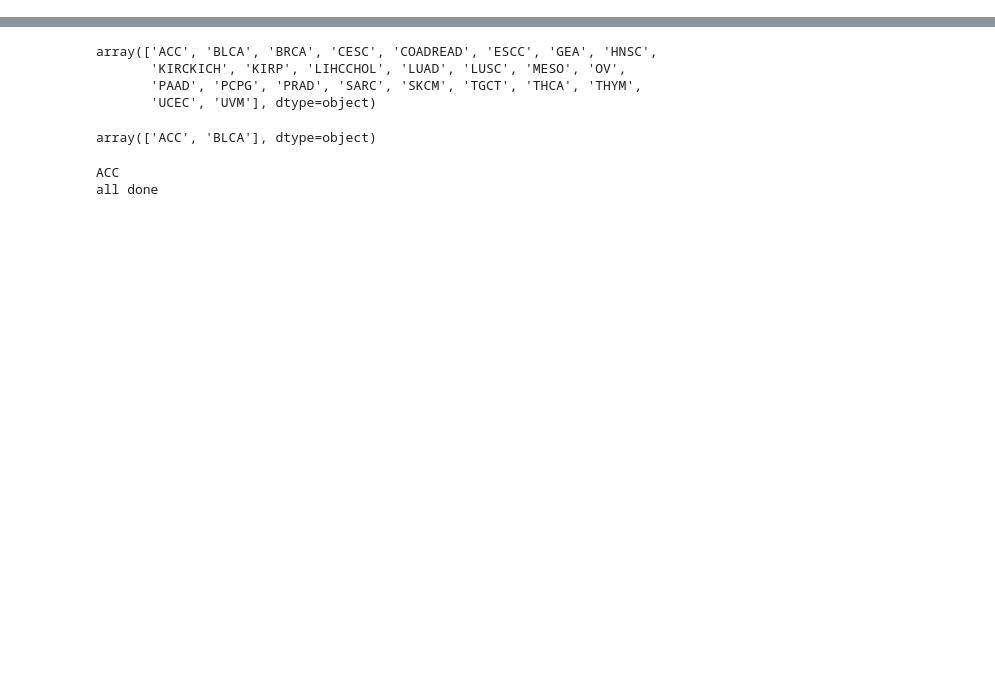
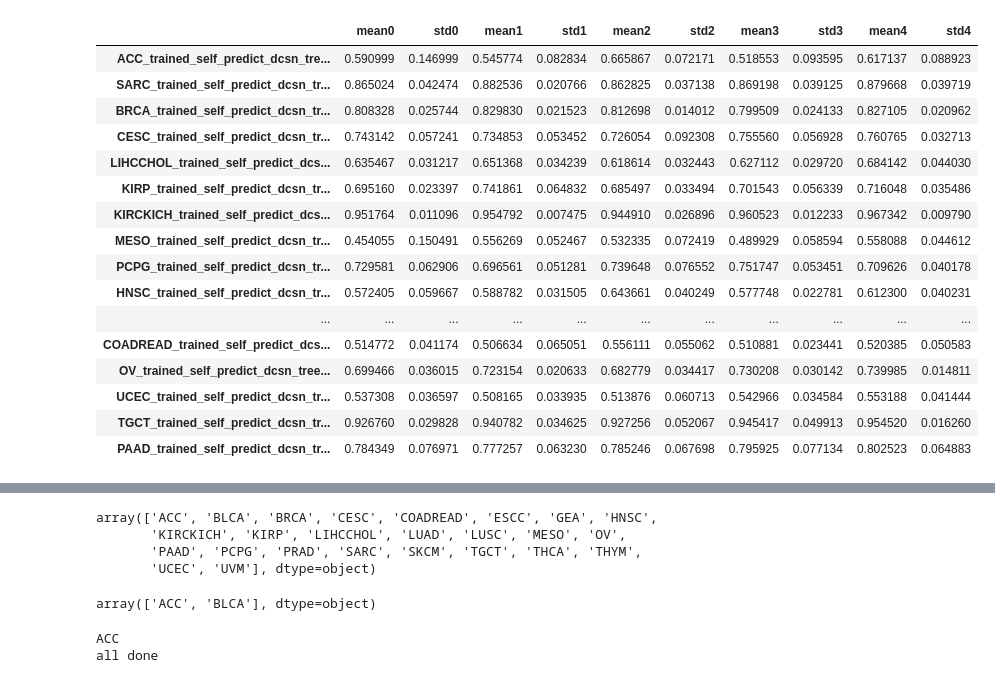
Before and after one commit to briankarlberg/synthetic_TCGA_data_gen, a Jupyter notebook: g_devel/e_RF_DT_org-dec.ipynb, the cells around one changed output, grey strips where cells are left out. Saved outputs shown, nothing was run; the diff lists cells and outputs as text; code cells hidden in the pictures; blank space fills up the shorter version.

Commit message:
Clear diff, working on train-on-all experiment #4

```diff
--- a/g_devel/e_RF_DT_org-dec.ipynb
+++ b/g_devel/e_RF_DT_org-dec.ipynb
@@ -32,0 +210,22 @@ org = pd.read_csv('data_5k_stacked/stacked_mad_5k.tsv', sep="\t", index_col=0)
+# %%
+self_test = pd.read_csv('self_F1s/DT_predict_on_self.tsv', sep = '\t', index_col = 0)
+# %%
+self_test
+# %% [output]
+|  | mean0 | std0 | mean1 | std1 | mean2 | std2 | mean3 | std3 | mean4 | std4 |
+| ACC_trained_self_predict_dcsn_tre... | 0.590999 | 0.146999 | 0.545774 | 0.082834 | 0.665867 | 0.072171 | 0.518553 | 0.093595 | 0.617137 | 0.088923 |
+| SARC_trained_self_predict_dcsn_tr... | 0.865024 | 0.042474 | 0.882536 | 0.020766 | 0.862825 | 0.037138 | 0.869198 | 0.039125 | 0.879668 | 0.039719 |
+| BRCA_trained_self_predict_dcsn_tr... | 0.808328 | 0.025744 | 0.829830 | 0.021523 | 0.812698 | 0.014012 | 0.799509 | 0.024133 | 0.827105 | 0.020962 |
+| CESC_trained_self_predict_dcsn_tr... | 0.743142 | 0.057241 | 0.734853 | 0.053452 | 0.726054 | 0.092308 | 0.755560 | 0.056928 | 0.760765 | 0.032713 |
+| LIHCCHOL_trained_self_predict_dcs... | 0.635467 | 0.031217 | 0.651368 | 0.034239 | 0.618614 | 0.032443 | 0.627112 | 0.029720 | 0.684142 | 0.044030 |
+| KIRP_trained_self_predict_dcsn_tr... | 0.695160 | 0.023397 | 0.741861 | 0.064832 | 0.685497 | 0.033494 | 0.701543 | 0.056339 | 0.716048 | 0.035486 |
+| KIRCKICH_trained_self_predict_dcs... | 0.951764 | 0.011096 | 0.954792 | 0.007475 | 0.944910 | 0.026896 | 0.960523 | 0.012233 | 0.967342 | 0.009790 |
+| MESO_trained_self_predict_dcsn_tr... | 0.454055 | 0.150491 | 0.556269 | 0.052467 | 0.532335 | 0.072419 | 0.489929 | 0.058594 | 0.558088 | 0.044612 |
+| PCPG_trained_self_predict_dcsn_tr... | 0.729581 | 0.062906 | 0.696561 | 0.051281 | 0.739648 | 0.076552 | 0.751747 | 0.053451 | 0.709626 | 0.040178 |
+| HNSC_trained_self_predict_dcsn_tr... | 0.572405 | 0.059667 | 0.588782 | 0.031505 | 0.643661 | 0.040249 | 0.577748 | 0.022781 | 0.612300 | 0.040231 |
+| ... | ... | ... | ... | ... | ... | ... | ... | ... | ... | ... |
+| COADREAD_trained_self_predict_dcs... | 0.514772 | 0.041174 | 0.506634 | 0.065051 | 0.556111 | 0.055062 | 0.510881 | 0.023441 | 0.520385 | 0.050583 |
+| OV_trained_self_predict_dcsn_tree... | 0.699466 | 0.036015 | 0.723154 | 0.020633 | 0.682779 | 0.034417 | 0.730208 | 0.030142 | 0.739985 | 0.014811 |
+| UCEC_trained_self_predict_dcsn_tr... | 0.537308 | 0.036597 | 0.508165 | 0.033935 | 0.513876 | 0.060713 | 0.542966 | 0.034584 | 0.553188 | 0.041444 |
+| TGCT_trained_self_predict_dcsn_tr... | 0.926760 | 0.029828 | 0.940782 | 0.034625 | 0.927256 | 0.052067 | 0.945417 | 0.049913 | 0.954520 | 0.016260 |
+| PAAD_trained_self_predict_dcsn_tr... | 0.784349 | 0.076971 | 0.777257 | 0.063230 | 0.785246 | 0.067698 | 0.795925 | 0.077134 | 0.802523 | 0.064883 |
```
Also changed, not shown: parts of 51 cells of this notebook, 9 other files.
